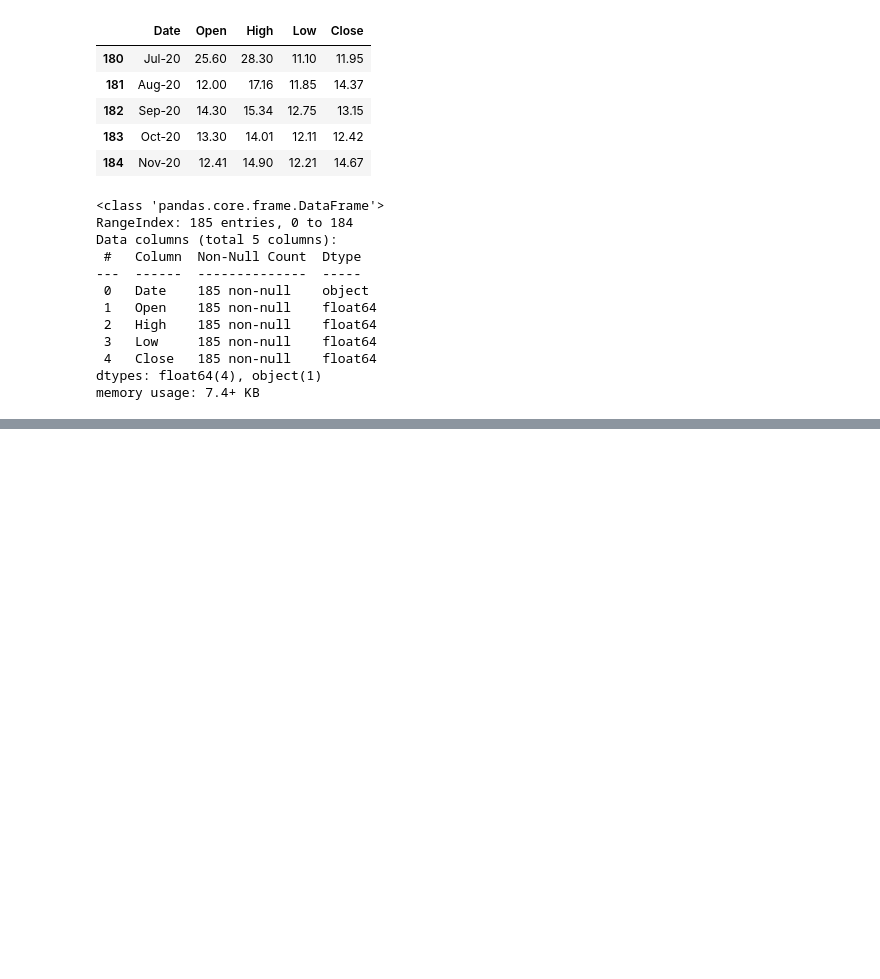
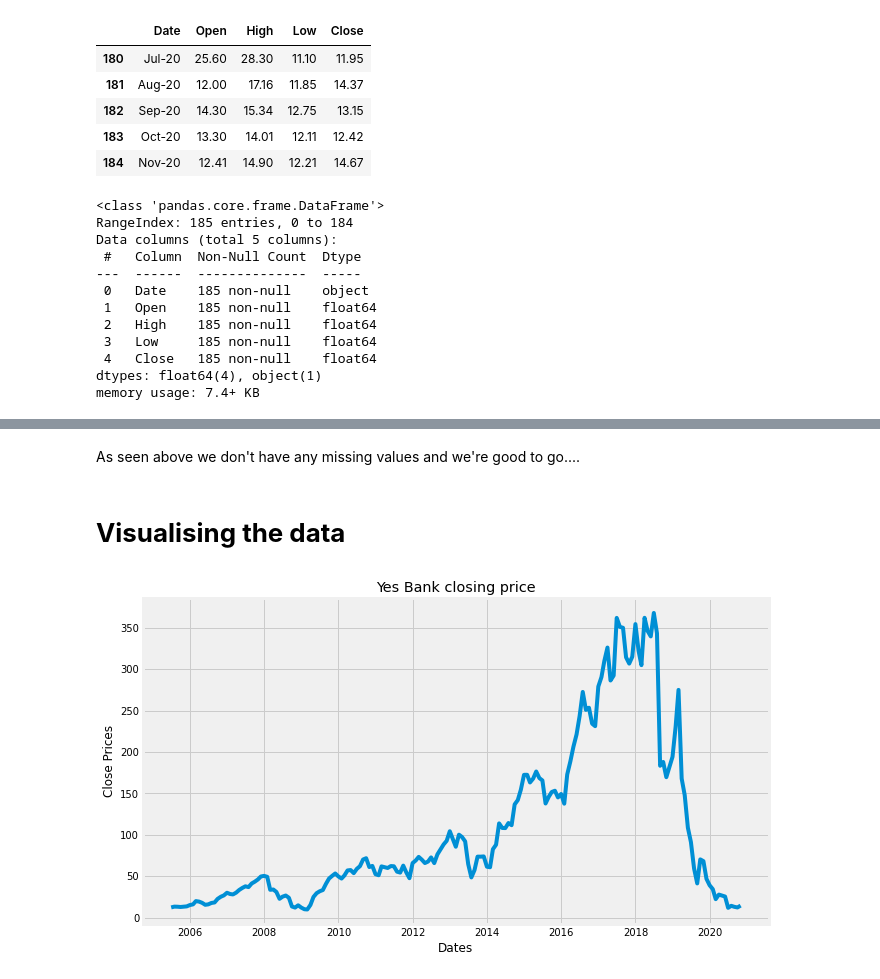
Before and after one commit to RITIK1442840127/Yes-Bank-Stock-Closing-Price-Prediction, a Jupyter notebook: Capstone_Project_2_Yes_Bank_Stock_Closing_Price_Prediction.ipynb, the cells around one changed output, grey strips where cells are left out. Cells and saved outputs as stored; diff of their text form; code cells hidden in the pictures; blank space fills up the shorter version.

```diff
--- a/Capstone_Project_2_Yes_Bank_Stock_Closing_Price_Prediction.ipynb
+++ b/Capstone_Project_2_Yes_Bank_Stock_Closing_Price_Prediction.ipynb
@@ -134,0 +178,15 @@ memory usage: 7.4+ KB
+# %% [markdown]
+As seen above we don't have any missing values and we're good to go....
+# %% [markdown]
+# **Visualising the data**
+# %%
+#plotting close price
+plt.figure(figsize=(10,6))
+plt.grid(True)
+plt.xlabel('Dates')
+plt.ylabel('Close Prices')
+plt.plot(df['Close'])
+plt.title('Yes Bank closing price')
+plt.show()
+# %% [output]
+[figure, added]
```
Also changed, not shown: parts of 15 cells of this notebook.
